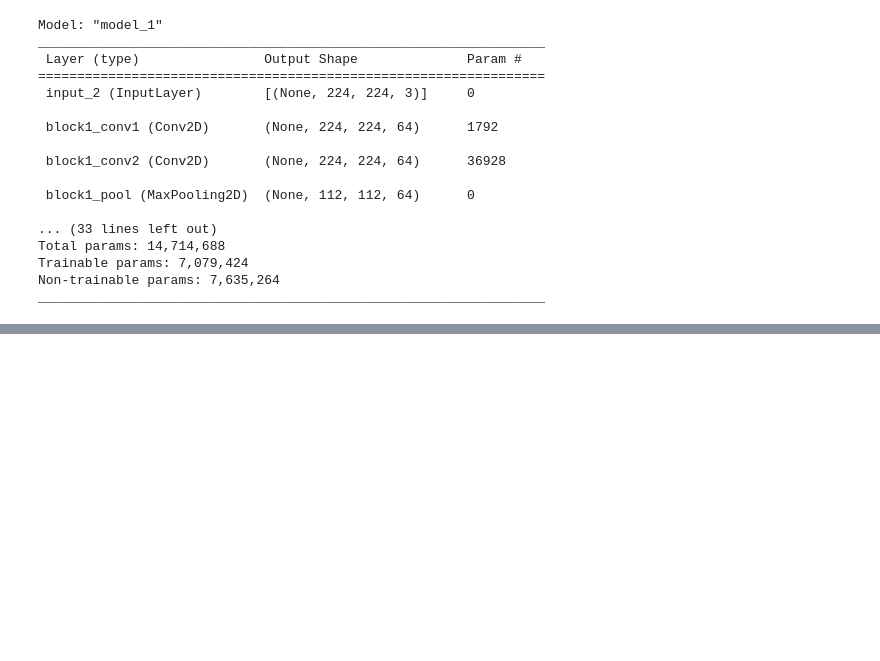
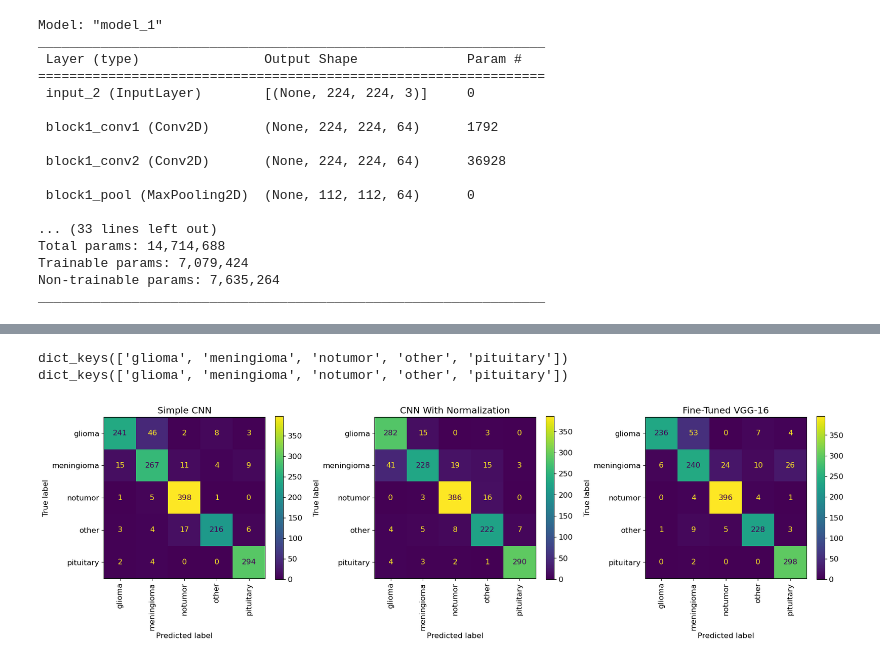
Before and after one commit to emgerber88/brain_tumor_CNN_classifier, a Jupyter notebook: Brain_Tumor_CNN_Modeling.ipynb, the cells around one changed output, grey strips where cells are left out. Saved outputs shown, nothing was run; the diff lists cells and outputs as text; code cells hidden in the pictures; blank space fills up the shorter version.

```diff
--- a/Brain_Tumor_CNN_Modeling.ipynb
+++ b/Brain_Tumor_CNN_Modeling.ipynb
@@ -391,17 +409,18 @@ model_conv_drop.add(layers.Conv2D(32, (3, 3), activation='relu',
 model_conv_drop.add(BatchNormalization())
 model_conv_drop.add(layers.MaxPooling2D((2, 2)))
 model_conv_drop.add(layers.Conv2D(64, (3, 3), activation='relu', kernel_regularizer = reg))
-model_conv_drop.add(BatchNormalization())
 model_conv_drop.add(layers.MaxPooling2D((2, 2)))
 model_conv_drop.add(layers.Flatten())
-model_conv_drop.add(layers.Dense(256, activation='relu'))
+model_conv_drop.add(layers.Dense(128, activation='relu'))
 model_conv_drop.add(Dropout(0.3))
 model_conv_drop.add(layers.Dense(64, activation='relu'))
+model_conv_drop.add(layers.Dense(32, activation='relu'))
 model_conv_drop.add(layers.Dense(5, activation='softmax'))
 model_conv_drop.compile(optimizer=opt, loss=cce,  metrics=['accuracy'])
 conv_drop_model = model_conv_drop.fit(train_generator_aug,
                        verbose = 1,
                        validation_data = test_generator_aug,
-                       epochs=50)
+                       epochs=50,
+                       callbacks = [callback])
 # %% [output]
 Epoch 1/50
@@ -593,0 +681,4 @@ test_generator_aug.class_indices.keys()
+# %%
+y_pred_conv = model_conv.predict(test_generator_aug, batch_size = batch_size)
+y_pred_conv_drop = model_conv_drop.predict(test_generator_aug, batch_size = batch_size)
+y_pred_vgg = vggmodel_finetune.predict(test_generator_vgg)
@@ -594,10 +690,40 @@ test_generator_aug.class_indices.keys()
+# %%
+y_pred_classes_conv = np.argmax(y_pred_conv, axis=1)
+y_true_classes_conv = test_generator_aug.classes
+y_pred_classes_conv_drop = np.argmax(y_pred_conv_drop, axis=1)
+y_true_classes_conv_drop = test_generator_aug.classes
+y_pred_classes_vgg = np.argmax(y_pred_vgg, axis=1)
+y_true_classes_vgg = test_generator_vgg.classes
+# %%
+print(test_generator_aug.class_indices.keys())
+print(test_generator_vgg.class_indices.keys())
+# %% [output]
+dict_keys(['glioma', 'meningioma', 'notumor', 'other', 'pituitary'])
+dict_keys(['glioma', 'meningioma', 'notumor', 'other', 'pituitary'])
 # %%
-fig, ax = plt.subplots()
+fig, axes = plt.subplots(figsize = (18, 5), ncols = 3)
+report_labels = ['glioma', 'meningioma', 'notumor', 'other', 'pituitary']
 
 ConfusionMatrixDisplay.from_predictions(y_true_classes_conv, y_pred_classes_conv,
-                                        display_labels = ['glioma', 'meningioma', 'notumor', 'other', 'pituitary'],
-                                        xticks_rotation = 45,
-                                        ax = ax)
-# ConfusionMatrixDisplay.from_predictions(y_true_classes_vgg, y_pred_classes_vgg, ax = ax[1]);
+                                        display_labels = report_labels,
+                                        xticks_rotation = 90,
+                                        ax = axes[0])
+ConfusionMatrixDisplay.from_predictions(y_true_classes_conv_drop, y_pred_classes_conv_drop,
+                                        display_labels = report_labels,
+                                        xticks_rotation = 90,
+                                        ax = axes[1])
+ConfusionMatrixDisplay.from_predictions(y_true_classes_vgg, y_pred_classes_vgg,
+                                        display_labels = report_labels,
+                                        xticks_rotation = 90,
+                                        ax = axes[2])
+
+axes[0].set_title('Simple CNN')
+axes[1].set_title('CNN With Normalization')
+axes[2].set_title('Fine-Tuned VGG-16')
+
+plt.tight_layout()
+plt.show();
+# %% [output]
+[figure, added]
 # %%
 results = model_conv_drop.evaluate(test_generator_aug, batch_size = batch_size)
```
Also changed, not shown: parts of 30 cells of this notebook.
